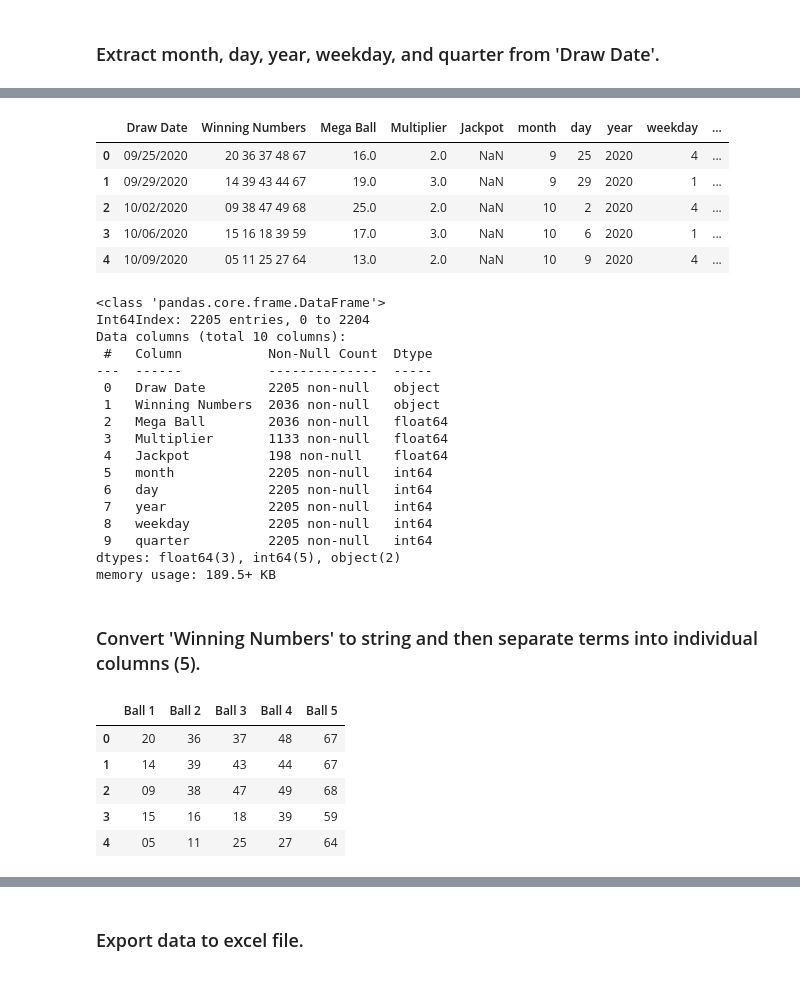
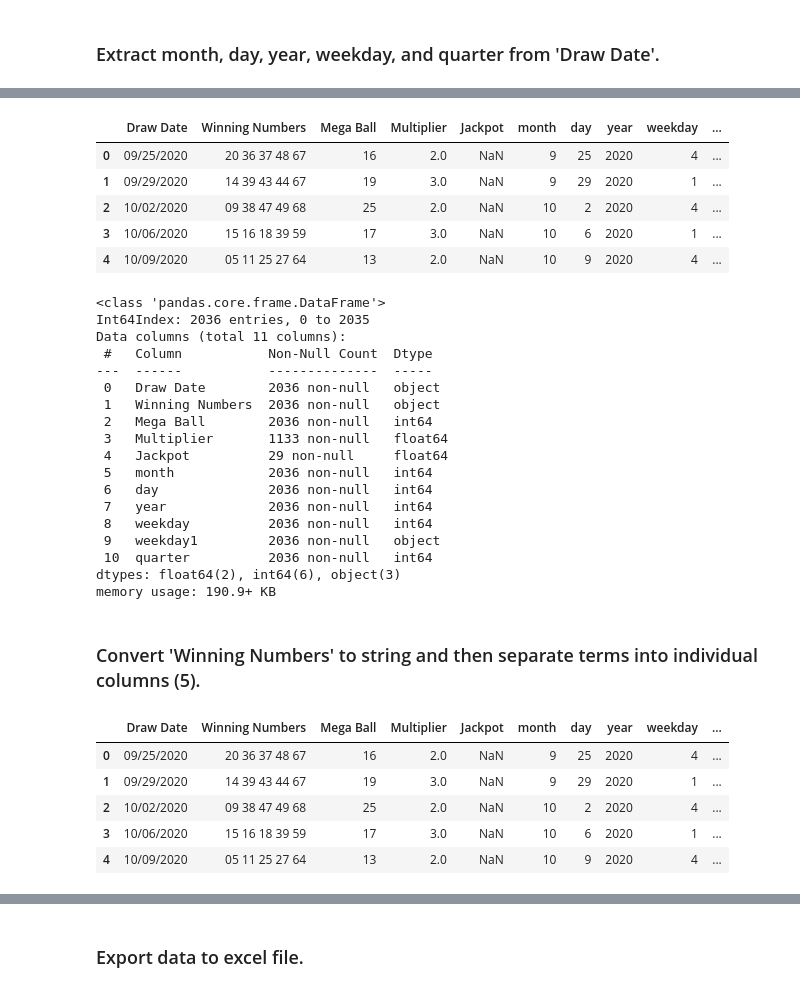
Before and after one commit to AlbiKovi/DSO110---Final-Group-Project, a Jupyter notebook: DSO110 - Final Group Project - Lottery.ipynb, the cells around one changed output, grey strips where cells are left out. Drawn from its saved outputs; the diff is of its cells as text; code cells hidden in the pictures.

```diff
--- a/DSO110 - Final Group Project - Lottery.ipynb
+++ b/DSO110 - Final Group Project - Lottery.ipynb
@@ -77,5 +83,5 @@ Name: Jackpot, dtype: int64
 # %%
-Winning_Numbers1 = pd.merge(Winning_Numbers, Wins, how= 'outer', on='Draw Date')
-Winning_Numbers1.head()
+Winning_Numbers1 = pd.merge(Winning_Numbers, Wins, how= 'left', on='Draw Date')
+Winning_Numbers1
 # %% [output]
 |  | Draw Date | Winning Numbers | Mega Ball | Multiplier | Jackpot |
@@ -119,3 +125,3 @@ Winning_Numbers1.head()
 # %%
 Winning_Numbers1['weekday'] = pd.DatetimeIndex(Winning_Numbers1['Draw Date']).dayofweek
-Winning_Numbers1.head()
+Winning_Numbers1['weekday1'] = pd.DatetimeIndex(Winning_Numbers1['Draw Date']).day_name()
@@ -131,43 +130,44 @@ Winning_Numbers1['quarter'] = pd.DatetimeIndex(Winning_Numbers1['Draw Date']).qu
 Winning_Numbers1.head()
 # %% [output]
 |  | Draw Date | Winning Numbers | Mega Ball | Multiplier | Jackpot | month | day | year | weekday | ... |
-| 0 | 09/25/2020 | 20 36 37 48 67 | 16.0 | 2.0 | NaN | 9 | 25 | 2020 | 4 | ... |
-| 1 | 09/29/2020 | 14 39 43 44 67 | 19.0 | 3.0 | NaN | 9 | 29 | 2020 | 1 | ... |
-| 2 | 10/02/2020 | 09 38 47 49 68 | 25.0 | 2.0 | NaN | 10 | 2 | 2020 | 4 | ... |
-| 3 | 10/06/2020 | 15 16 18 39 59 | 17.0 | 3.0 | NaN | 10 | 6 | 2020 | 1 | ... |
-| 4 | 10/09/2020 | 05 11 25 27 64 | 13.0 | 2.0 | NaN | 10 | 9 | 2020 | 4 | ... |
+| 0 | 09/25/2020 | 20 36 37 48 67 | 16 | 2.0 | NaN | 9 | 25 | 2020 | 4 | ... |
+| 1 | 09/29/2020 | 14 39 43 44 67 | 19 | 3.0 | NaN | 9 | 29 | 2020 | 1 | ... |
+| 2 | 10/02/2020 | 09 38 47 49 68 | 25 | 2.0 | NaN | 10 | 2 | 2020 | 4 | ... |
+| 3 | 10/06/2020 | 15 16 18 39 59 | 17 | 3.0 | NaN | 10 | 6 | 2020 | 1 | ... |
+| 4 | 10/09/2020 | 05 11 25 27 64 | 13 | 2.0 | NaN | 10 | 9 | 2020 | 4 | ... |
 # %%
 Winning_Numbers1.info()
 # %% [output]
 <class 'pandas.core.frame.DataFrame'>
-Int64Index: 2205 entries, 0 to 2204
-Data columns (total 10 columns):
+Int64Index: 2036 entries, 0 to 2035
+Data columns (total 11 columns):
  #   Column           Non-Null Count  Dtype
 ---  ------           --------------  -----
- 0   Draw Date        2205 non-null   object
+ 0   Draw Date        2036 non-null   object
  1   Winning Numbers  2036 non-null   object
- 2   Mega Ball        2036 non-null   float64
+ 2   Mega Ball        2036 non-null   int64
  3   Multiplier       1133 non-null   float64
- 4   Jackpot          198 non-null    float64
- 5   month            2205 non-null   int64
- 6   day              2205 non-null   int64
- 7   year             2205 non-null   int64
- 8   weekday          2205 non-null   int64
- 9   quarter          2205 non-null   int64
-dtypes: float64(3), int64(5), object(2)
-memory usage: 189.5+ KB
+ 4   Jackpot          29 non-null     float64
+ 5   month            2036 non-null   int64
+ 6   day              2036 non-null   int64
+ 7   year             2036 non-null   int64
+ 8   weekday          2036 non-null   int64
+ 9   weekday1         2036 non-null   object
+ 10  quarter          2036 non-null   int64
+dtypes: float64(2), int64(6), object(3)
+memory usage: 190.9+ KB
 # %% [markdown]
 ### Convert 'Winning Numbers' to string and then separate terms into individual columns (5).
 # %%
 Winning_Numbers1["Winning Numbers"]= Winning_Numbers1["Winning Numbers"].astype(str)
 # %%
-Winning_Numbers2 = Winning_Numbers1['Winning Numbers'].str.split(' ', expand=True).rename(columns = lambda x: "Ball "+str(x+1))
+Winning_Numbers1[['Ball1','Ball2',"Ball3","Ball4","Ball5"]] =  Winning_Numbers1['Winning Numbers'].str.split(' ', expand=True)
 # %%
-Winning_Numbers2.head()
+Winning_Numbers1.head()
 # %% [output]
-|  | Ball 1 | Ball 2 | Ball 3 | Ball 4 | Ball 5 |
-| 0 | 20 | 36 | 37 | 48 | 67 |
-| 1 | 14 | 39 | 43 | 44 | 67 |
-| 2 | 09 | 38 | 47 | 49 | 68 |
-| 3 | 15 | 16 | 18 | 39 | 59 |
-| 4 | 05 | 11 | 25 | 27 | 64 |
+|  | Draw Date | Winning Numbers | Mega Ball | Multiplier | Jackpot | month | day | year | weekday | ... |
+| 0 | 09/25/2020 | 20 36 37 48 67 | 16 | 2.0 | NaN | 9 | 25 | 2020 | 4 | ... |
+| 1 | 09/29/2020 | 14 39 43 44 67 | 19 | 3.0 | NaN | 9 | 29 | 2020 | 1 | ... |
+| 2 | 10/02/2020 | 09 38 47 49 68 | 25 | 2.0 | NaN | 10 | 2 | 2020 | 4 | ... |
+| 3 | 10/06/2020 | 15 16 18 39 59 | 17 | 3.0 | NaN | 10 | 6 | 2020 | 1 | ... |
+| 4 | 10/09/2020 | 05 11 25 27 64 | 13 | 2.0 | NaN | 10 | 9 | 2020 | 4 | ... |
```
Also changed, not shown: parts of 15 cells of this notebook, 1 other file.
